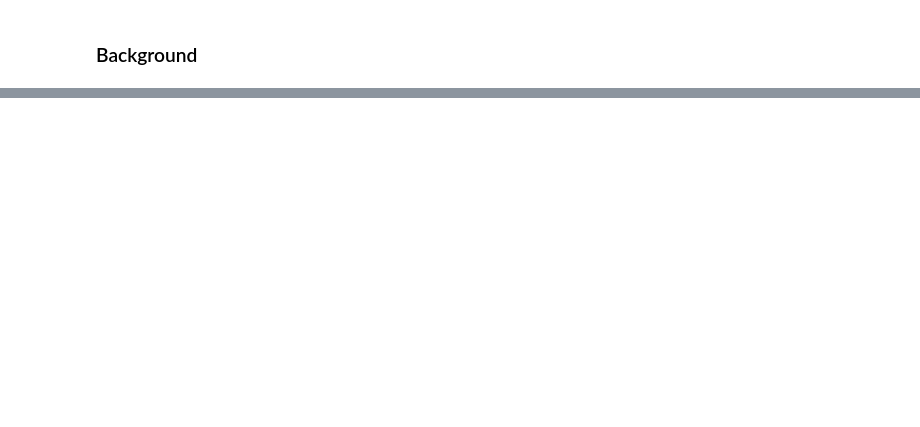
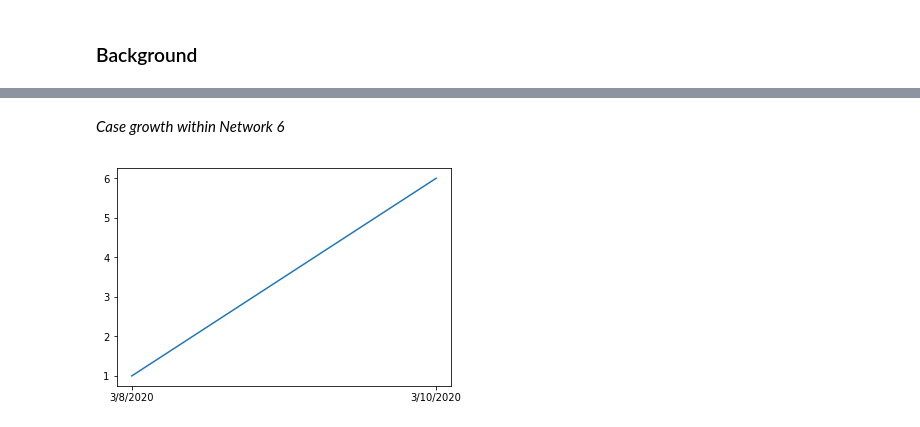
Before and after one commit to andrewnyu/analytics-projects, a Jupyter notebook: PH NCOV Network Analysis.ipynb, the cells around one changed output, grey strips where cells are left out. Cells and saved outputs as stored; diff of their text form; code cells hidden in the pictures; blank space fills up the shorter version.

```diff
--- a/PH NCOV Network Analysis.ipynb
+++ b/PH NCOV Network Analysis.ipynb
@@ -197,0 +223,6 @@ df
+# %% [markdown]
+<i>Case growth within Network 6</i>
+# %%
+get_case_plot(df[df['FID'].isin(comp_list[6])])
+# %% [output]
+[figure, added]
```
Also changed, not shown: parts of 12 cells of this notebook, 1 other file.
